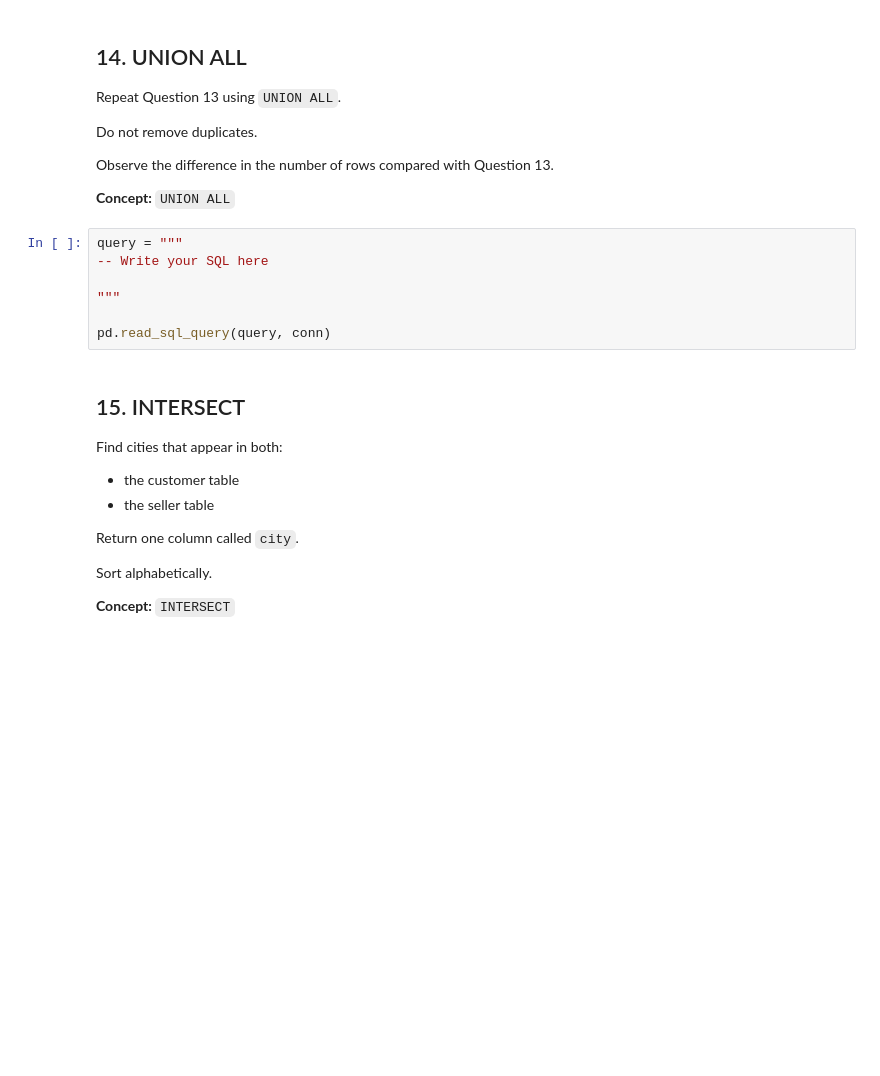
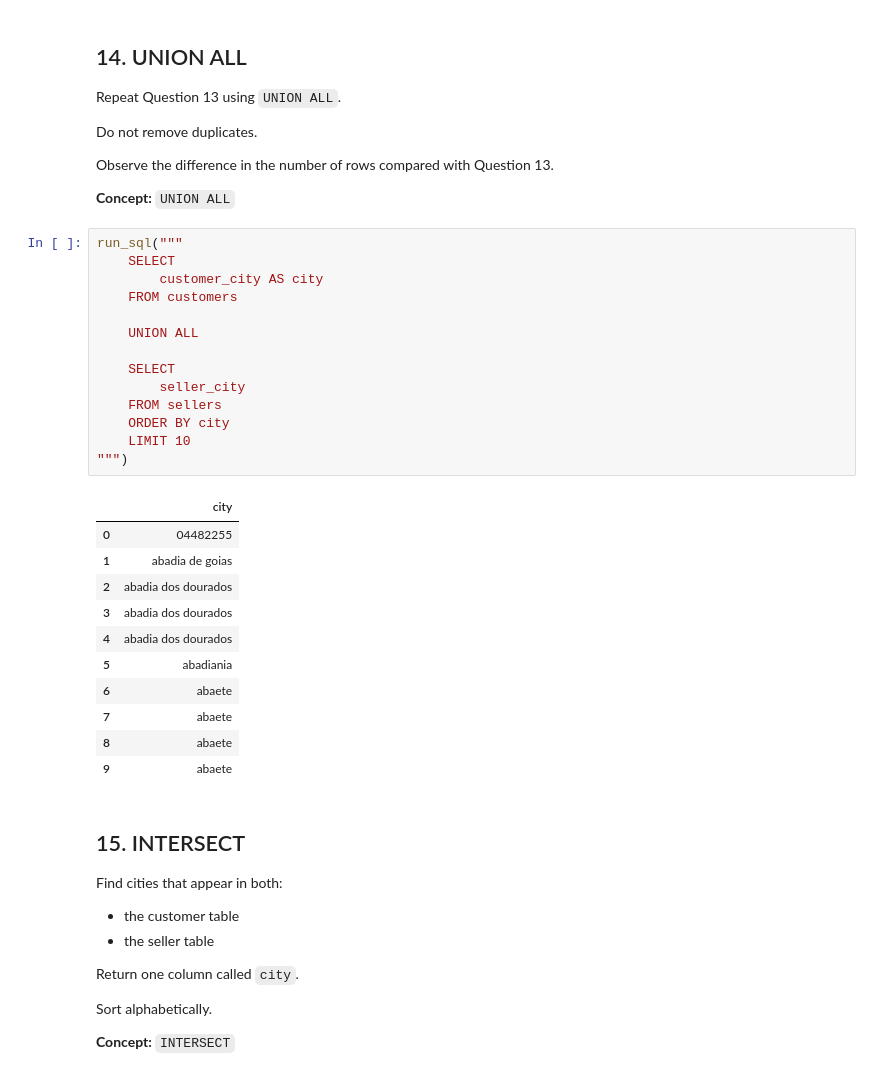
Before and after one commit to Thomasayanfeoluwa/2026-Python-Training-Class---Tutorial-For-Beginners, a Jupyter notebook: OLISTs/exercises_solutions/olists_exercises.ipynb, the cells around one changed output. Cells and saved outputs as stored; diff of their text form; blank space fills up the shorter version.

```diff
--- a/OLISTs/exercises_solutions/olists_exercises.ipynb
+++ b/OLISTs/exercises_solutions/olists_exercises.ipynb
@@ -784,13 +848,32 @@ Do not remove duplicates.
 Observe the difference in the number of rows compared with Question 13.
 
 **Concept:** `UNION ALL`
-# %%
-query = """
--- Write your SQL here
-
-"""
-
-pd.read_sql_query(query, conn)
+# %%
+run_sql("""
+    SELECT
+        customer_city AS city
+    FROM customers
+
+    UNION ALL
+
+    SELECT
+        seller_city
+    FROM sellers
+    ORDER BY city
+    LIMIT 10
+""")
+# %% [output]
+|  | city |
+| 0 | 04482255 |
+| 1 | abadia de goias |
+| 2 | abadia dos dourados |
+| 3 | abadia dos dourados |
+| 4 | abadia dos dourados |
+| 5 | abadiania |
+| 6 | abaete |
+| 7 | abaete |
+| 8 | abaete |
+| 9 | abaete |
 # %% [markdown]
 ## 15. INTERSECT
 
```
Also changed, not shown: parts of 10 cells of this notebook.
